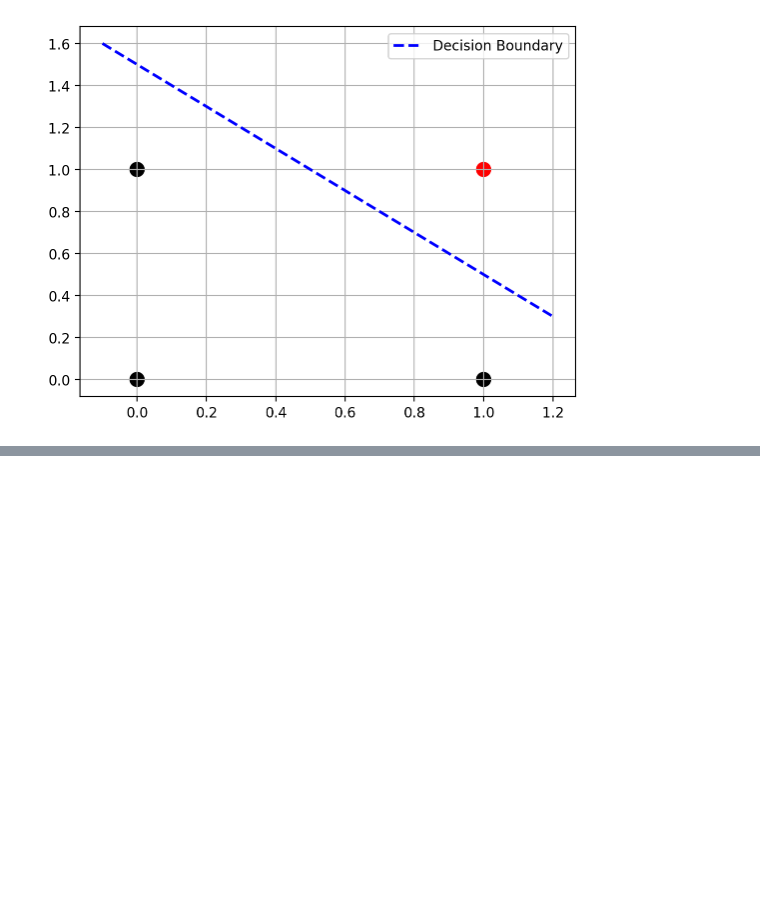
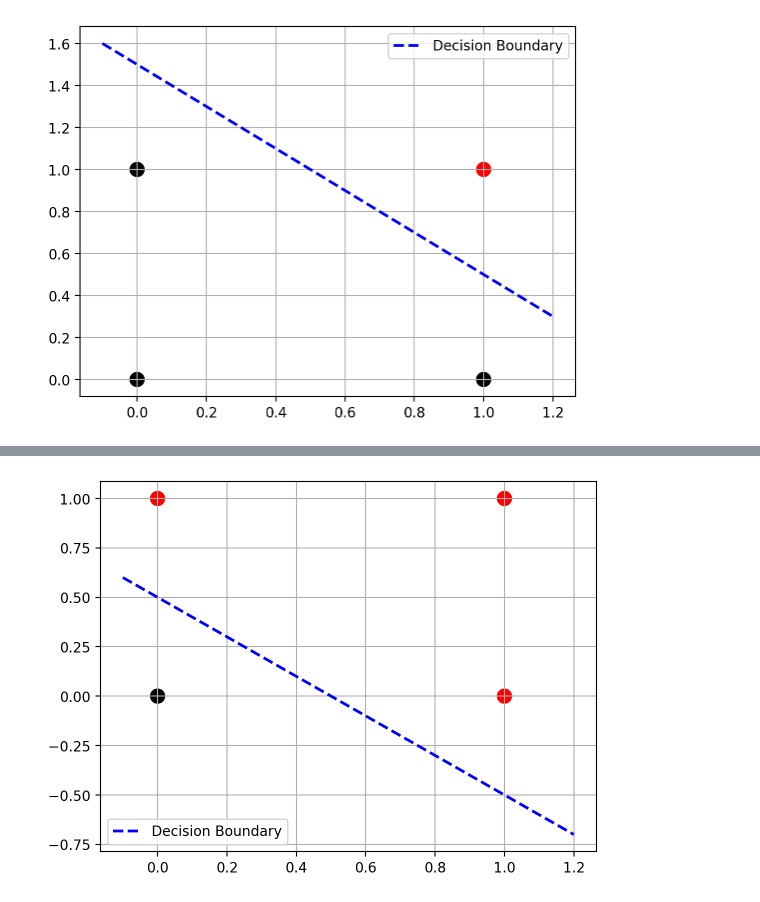
Before and after one commit to 1fancyname/neune, a Jupyter notebook: content/_ch2_the_perceptron/basic_perceptron.ipynb, the cells around one changed output, grey strips where cells are left out. Drawn from its saved outputs; the diff is of its cells as text; code cells hidden in the pictures; blank space fills up the shorter version.

```diff
--- a/content/_ch2_the_perceptron/basic_perceptron.ipynb
+++ b/content/_ch2_the_perceptron/basic_perceptron.ipynb
@@ -453,0 +500,14 @@ plt.show()
+# %%
+#define weights and bias
+w1, w2, b = [1, 1, -0.5]
+# calculate decision boundary line
+x_1 = np.linspace(-0.1, 1.2, 100)
+x_2 = -(w1/w2)*x_1 - (b/w2)
+# plotting points and decision boundary in 2D
+plt.plot(x_1, x_2, "--", color="blue", linewidth=2, label="Decision Boundary")
+plt.scatter(x1, x2, c=colors, s=100)
+plt.grid()
+plt.legend()
+plt.show()
+# %% [output]
+[figure, added]
```
Also changed, not shown: parts of 26 cells of this notebook.
